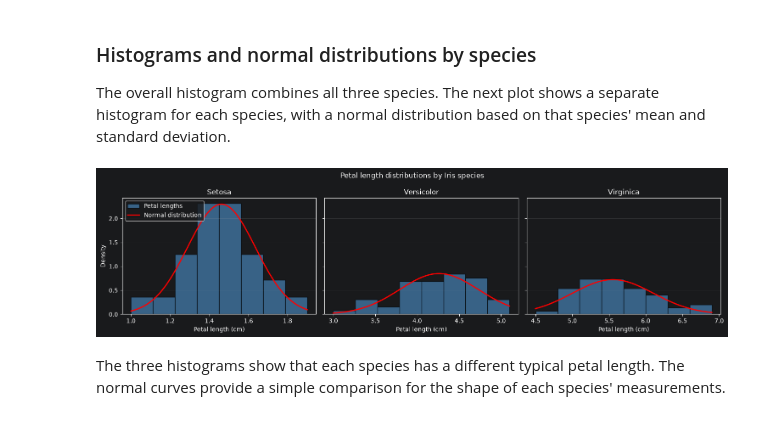
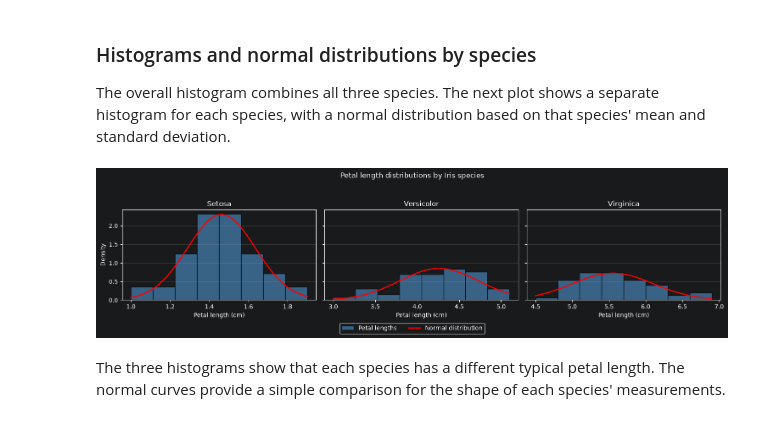
Before and after one commit to CGiardino/applied-statistics, a Jupyter notebook: problems.ipynb, the cells around one changed output. Saved outputs shown, nothing was run; the diff lists cells and outputs as text; code cells hidden in the pictures.

```diff
--- a/problems.ipynb
+++ b/problems.ipynb
@@ -66,37 +78,38 @@ fig, axes = plt.subplots(1, 3, figsize=(15, 4), sharey=True)
 # zip() documentation: https://docs.python.org/3/library/functions.html#zip
 for axis, flower_species in zip(axes, species):
     # Select petal lengths for the current species
     lengths = iris.loc[iris["species"] == flower_species, "petal_length"]
     # Calculate the current species' mean
     mean = lengths.mean()
     # Calculate the current species' standard deviation
     std = lengths.std()
     # Create x-values for the normal curve
     x = np.linspace(lengths.min(), lengths.max(), 200)
     # Calculate the normal density using this species' mean and standard deviation
     normal_density = (1 / (std * np.sqrt(2 * np.pi))) * np.exp(-0.5 * ((x - mean) / std) ** 2)
     # Plot the species' density histogram
     axis.hist(lengths, bins=8, density=True, edgecolor="black", color="steelblue", alpha=0.7, label="Petal lengths")
     # Plot the fitted normal distribution
     axis.plot(x, normal_density, color="red", linewidth=2, label="Normal distribution")
     # Add the species name as the subplot title
     axis.set_title(flower_species.capitalize())
     # Label the x-axis
     axis.set_xlabel("Petal length (cm)")
     # Add light horizontal gridlines
     axis.grid(axis="y", alpha=0.25)
 # Add the shared y-axis label
 axes[0].set_ylabel("Density")
-# Add a legend to the first subplot
-axes[0].legend()
+# Place one shared legend below the subplots
+handles, labels = axes[0].get_legend_handles_labels()
+fig.legend(handles, labels, loc="lower center", bbox_to_anchor=(0.5, 0.01), ncol=2)
 # Add a title for the full figure
 fig.suptitle("Petal length distributions by Iris species")
 # Adjust spacing between subplots
-fig.tight_layout()
+fig.tight_layout(rect=(0, 0.08, 1, 0.93))
 # Display the plots
 plt.show()
 # %% [output]
-[figure, old version]
+[figure, new version]
 # %% [markdown]
 The three histograms show that each species has a different typical petal length. The normal curves provide a simple comparison for the shape of each species' measurements.
 # %% [markdown]
```
Also changed, not shown: parts of 5 cells of this notebook, 2 other files.
